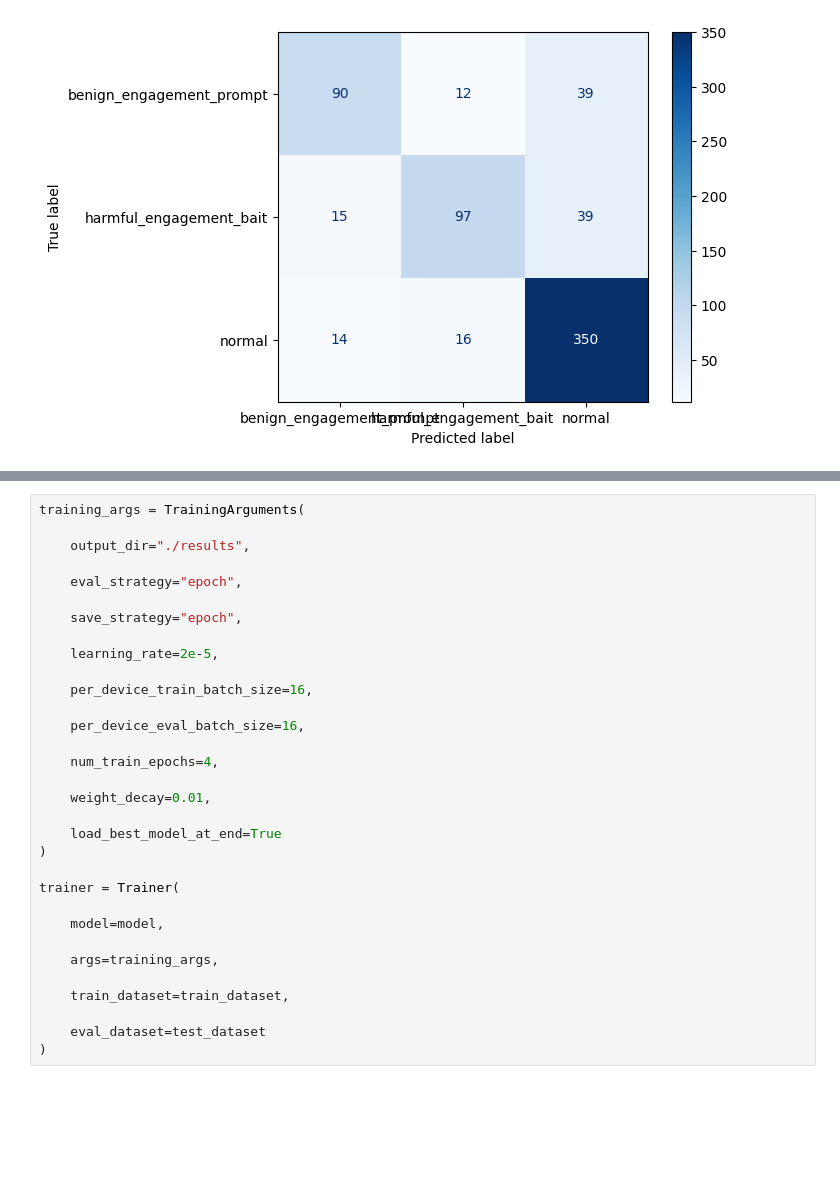
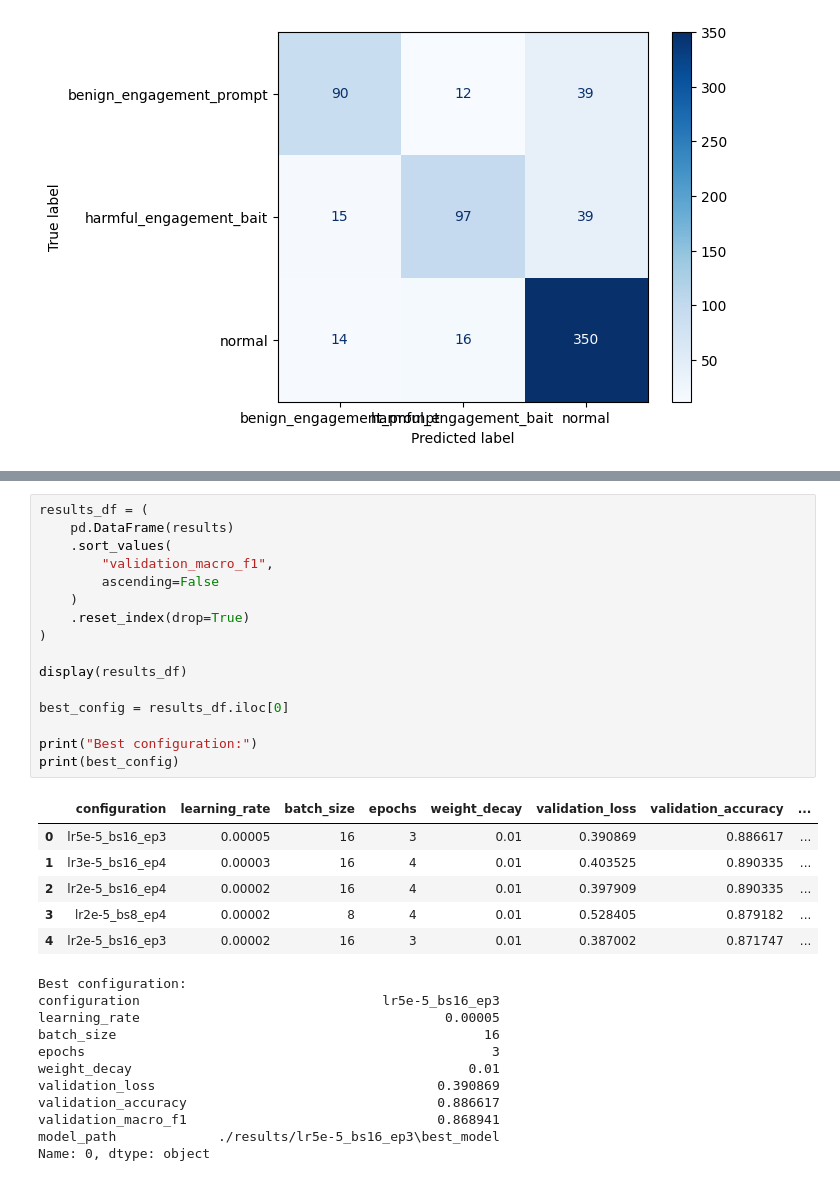
Before and after one commit to RJ-Worrall/Twitter_Engagement_Bait_Modeling, a Jupyter notebook: Twitter_Project.ipynb, the cells around one changed output, grey strips where cells are left out. Saved outputs shown, nothing was run; the diff lists cells and outputs as text; blank space fills up the shorter version.

```diff
--- a/Twitter_Project.ipynb
+++ b/Twitter_Project.ipynb
@@ -2521,32 +2711,34 @@ Notes:
 # %%
-training_args = TrainingArguments(
-
-    output_dir="./results",
-
-    eval_strategy="epoch",
-
-    save_strategy="epoch",
-
-    learning_rate=2e-5,
-
-    per_device_train_batch_size=16,
-
-    per_device_eval_batch_size=16,
-
-    num_train_epochs=4,
-
-    weight_decay=0.01,
-
-    load_best_model_at_end=True
+results_df = (
+    pd.DataFrame(results)
+    .sort_values(
+        "validation_macro_f1",
+        ascending=False
+    )
+    .reset_index(drop=True)
 )
 
-trainer = Trainer(
+display(results_df)
 
-    model=model,
+best_config = results_df.iloc[0]
 
-    args=training_args,
-
-    train_dataset=train_dataset,
-
-    eval_dataset=test_dataset
-)
+print("Best configuration:")
+print(best_config)
+# %% [output]
+|  | configuration | learning_rate | batch_size | epochs | weight_decay | validation_loss | validation_accuracy | ... |
+| 0 | lr5e-5_bs16_ep3 | 0.00005 | 16 | 3 | 0.01 | 0.390869 | 0.886617 | ... |
+| 1 | lr3e-5_bs16_ep4 | 0.00003 | 16 | 4 | 0.01 | 0.403525 | 0.890335 | ... |
+| 2 | lr2e-5_bs16_ep4 | 0.00002 | 16 | 4 | 0.01 | 0.397909 | 0.890335 | ... |
+| 3 | lr2e-5_bs8_ep4 | 0.00002 | 8 | 4 | 0.01 | 0.528405 | 0.879182 | ... |
+| 4 | lr2e-5_bs16_ep3 | 0.00002 | 16 | 3 | 0.01 | 0.387002 | 0.871747 | ... |
+Best configuration:
+configuration                               lr5e-5_bs16_ep3
+learning_rate                                       0.00005
+batch_size                                               16
+epochs                                                    3
+weight_decay                                           0.01
+validation_loss                                    0.390869
+validation_accuracy                                0.886617
+validation_macro_f1                                0.868941
+model_path             ./results/lr5e-5_bs16_ep3\best_model
+Name: 0, dtype: object
```
Also changed, not shown: parts of 16 cells of this notebook.
